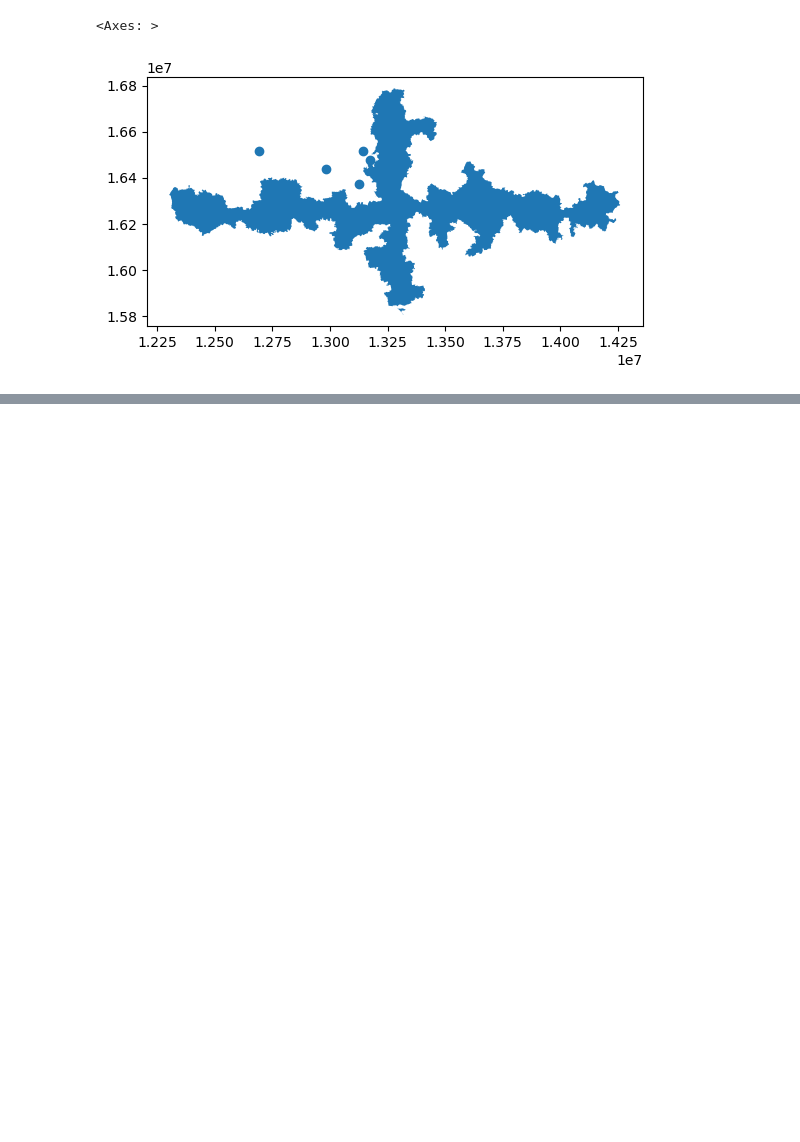
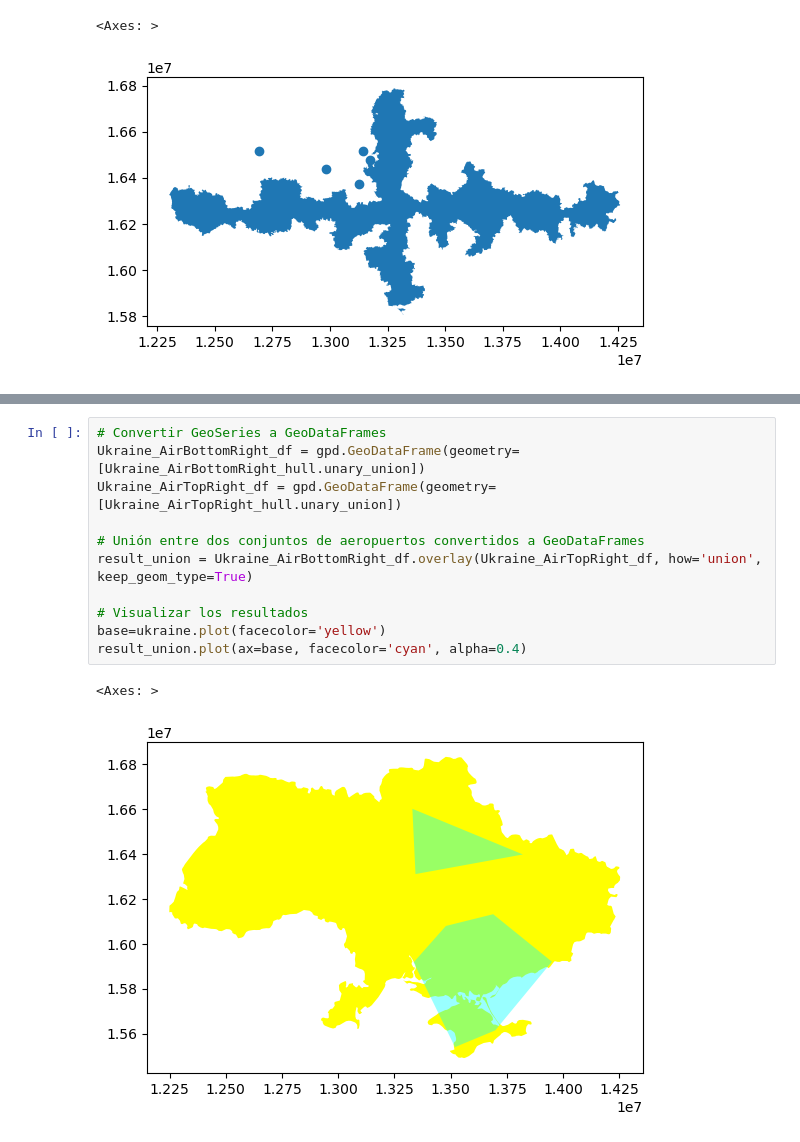
Before and after one commit to ZurinaGarcia/tareaEntregable3, a Jupyter notebook: index.ipynb, the cells around one changed output, grey strips where cells are left out. Saved outputs shown, nothing was run; the diff lists cells and outputs as text; blank space fills up the shorter version.

```diff
--- a/index.ipynb
+++ b/index.ipynb
@@ -722,0 +749,14 @@ Ukraine_AirTopRight_hull.plot(ax=base,facecolor='green',
+# %%
+# Convertir GeoSeries a GeoDataFrames
+Ukraine_AirBottomRight_df = gpd.GeoDataFrame(geometry=[Ukraine_AirBottomRight_hull.unary_union])
+Ukraine_AirTopRight_df = gpd.GeoDataFrame(geometry=[Ukraine_AirTopRight_hull.unary_union])
+
+# Unión entre dos conjuntos de aeropuertos convertidos a GeoDataFrames
+result_union = Ukraine_AirBottomRight_df.overlay(Ukraine_AirTopRight_df, how='union', keep_geom_type=True)
+
+# Visualizar los resultados
+base=ukraine.plot(facecolor='yellow')
+result_union.plot(ax=base, facecolor='cyan', alpha=0.4)
+# %% [output]
+<Axes: >
+[figure, added]
```
Also changed, not shown: parts of 10 cells of this notebook, 1 other file.
